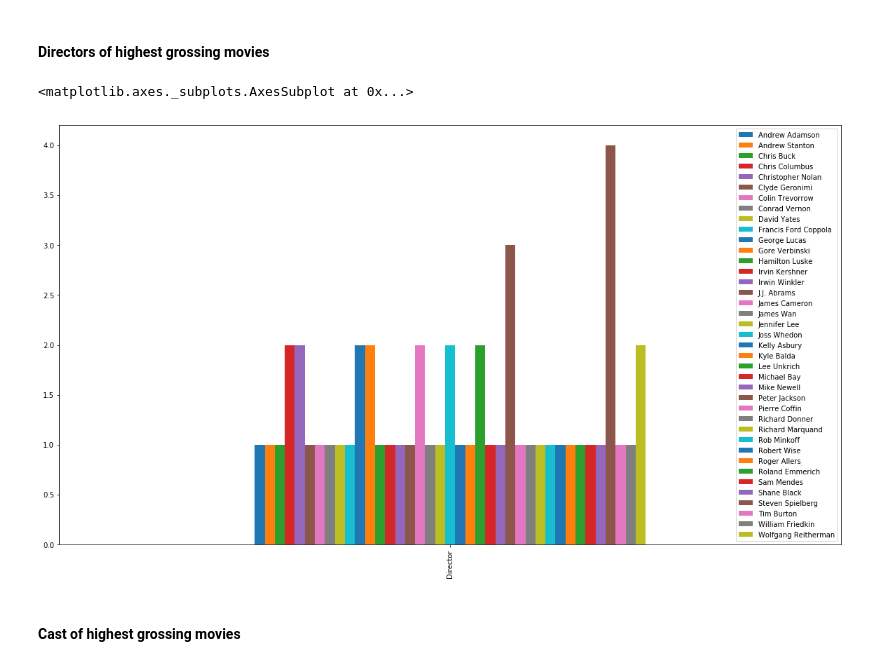
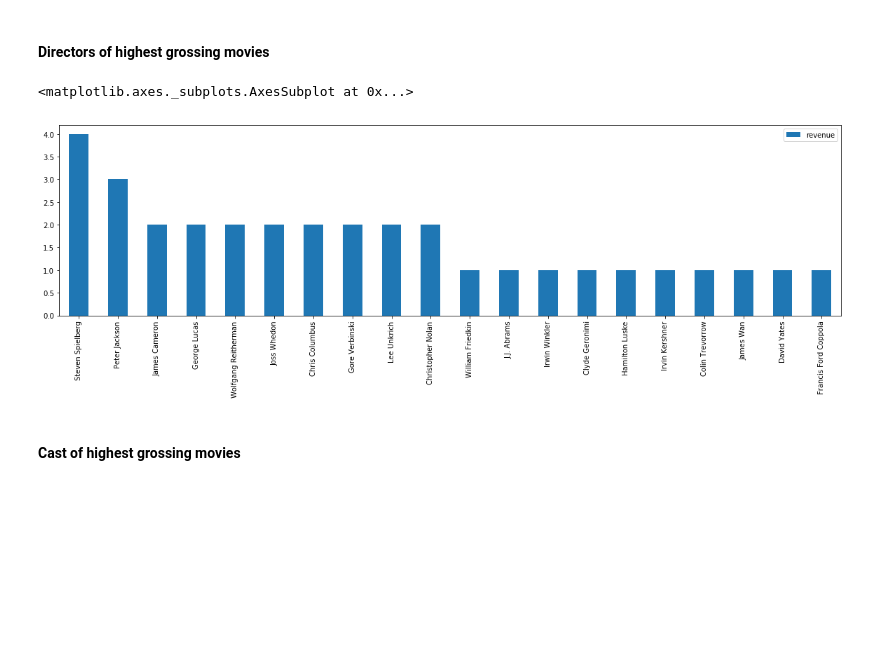
Before and after one commit to vikashvverma/machine-learning, a Jupyter notebook: mlfoundation/istat/project/investigate-a-dataset-template.ipynb, the cells around one changed output. Drawn from its saved outputs; the diff is of its cells as text; code cells hidden in the pictures; blank space fills up the shorter version.

Commit message:
Complete project fro Inferential Statistics

```diff
--- a/mlfoundation/istat/project/investigate-a-dataset-template.ipynb
+++ b/mlfoundation/istat/project/investigate-a-dataset-template.ipynb
@@ -224,12 +236,29 @@ highest_grossing_movies.vote_average.hist()
 [figure]
 # %% [markdown]
 #### Directors of highest grossing movies
+# %%
+def list_to_dict(data, label):
+    """
+        This function creates returns statistics and indices for a data frame
+        from a list having label and value.
+    """
+    statistics = {label: []}
+    index = []
+    for item in data:
+        statistics[label].append(item[1])
+        index.append(item[0])
+    return statistics, index
 # %%
+import operator
+
 high_grossing_dirs = count_frequency(highest_grossing_movies.director)
-pd.DataFrame(high_grossing_dirs, index=['Director']).plot(kind='bar', figsize=(20, 11))
+
+revenues, indexes = list_to_dict(sorted(high_grossing_dirs.items(), key=operator.itemgetter(1), reverse=True)[:20], 'revenue')
+
+pd.DataFrame(revenues, index=indexes).plot(kind='bar', figsize=(20, 5))
 # %% [output]
 <matplotlib.axes._subplots.AxesSubplot at 0x...>
-[figure, old version]
+[figure, new version]
 # %% [markdown]
 #### Cast of highest grossing movies
 # %%
```
Also changed, not shown: parts of 12 cells of this notebook, 2 other files.
